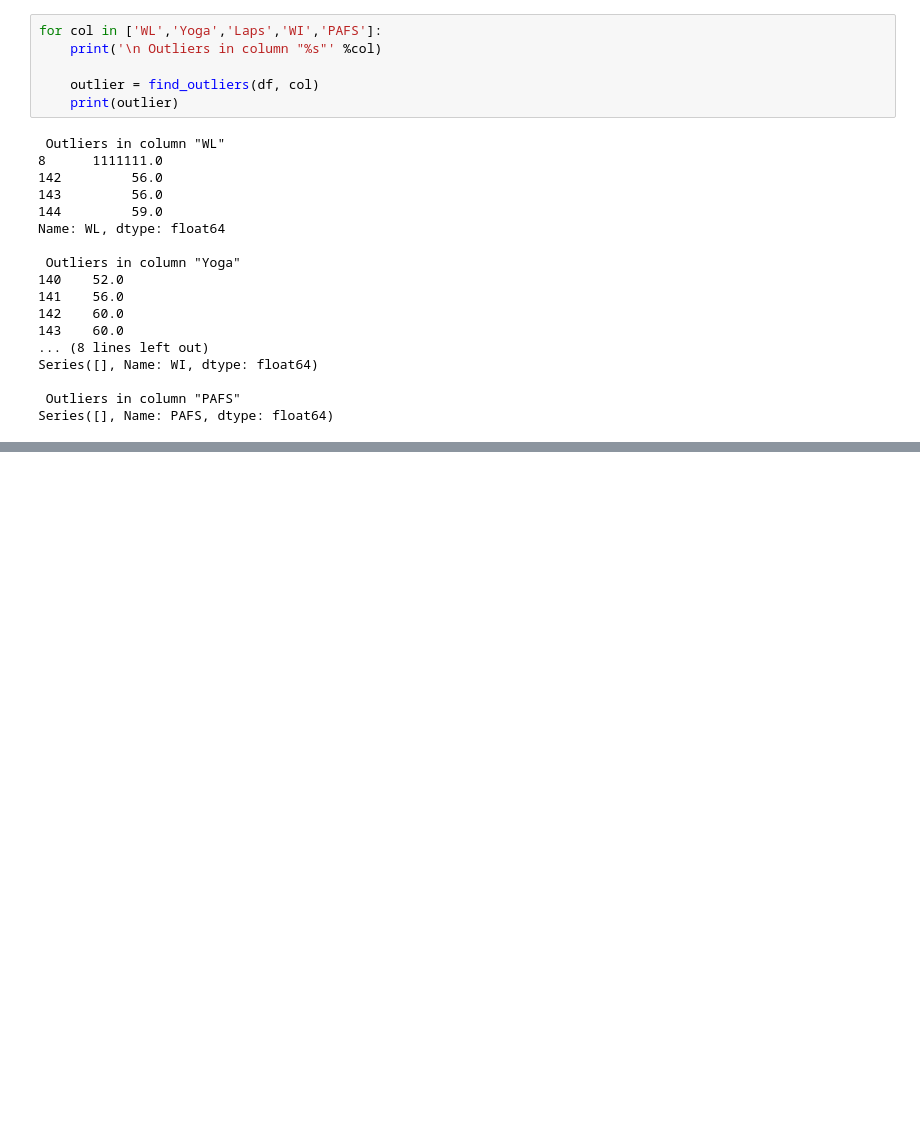
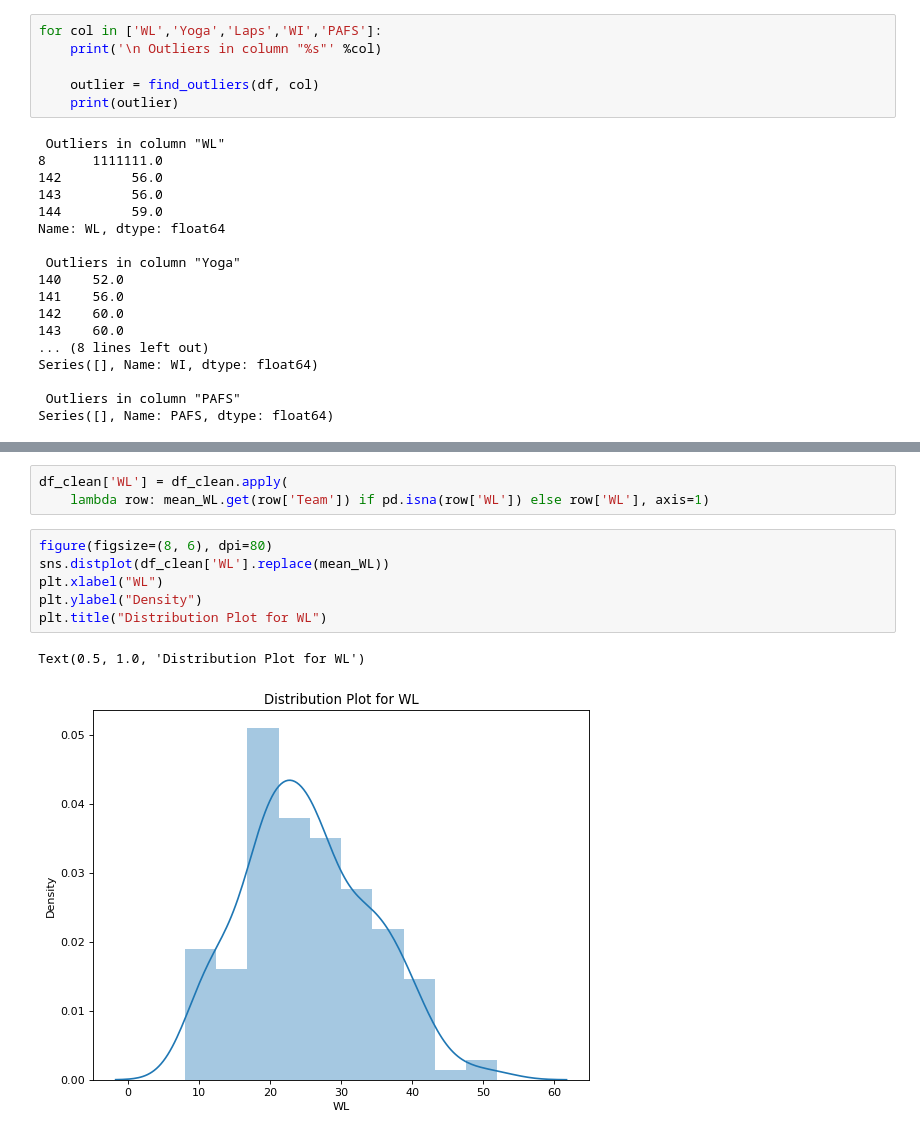
Before and after one commit to BartWilcz/datascience, a Jupyter notebook: Polynomial Regression Project.ipynb, the cells around one changed output, grey strips where cells are left out. Cells and saved outputs as stored; diff of their text form; blank space fills up the shorter version.

```diff
--- a/Polynomial Regression Project.ipynb
+++ b/Polynomial Regression Project.ipynb
@@ -197,0 +319,12 @@ Series([], Name: PAFS, dtype: float64)
+# %%
+df_clean['WL'] = df_clean.apply(
+    lambda row: mean_WL.get(row['Team']) if pd.isna(row['WL']) else row['WL'], axis=1)
+# %%
+figure(figsize=(8, 6), dpi=80)
+sns.distplot(df_clean['WL'].replace(mean_WL))
+plt.xlabel("WL")
+plt.ylabel("Density")
+plt.title("Distribution Plot for WL")
+# %% [output]
+Text(0.5, 1.0, 'Distribution Plot for WL')
+[figure, added]
```
Also changed, not shown: parts of 61 cells of this notebook.
